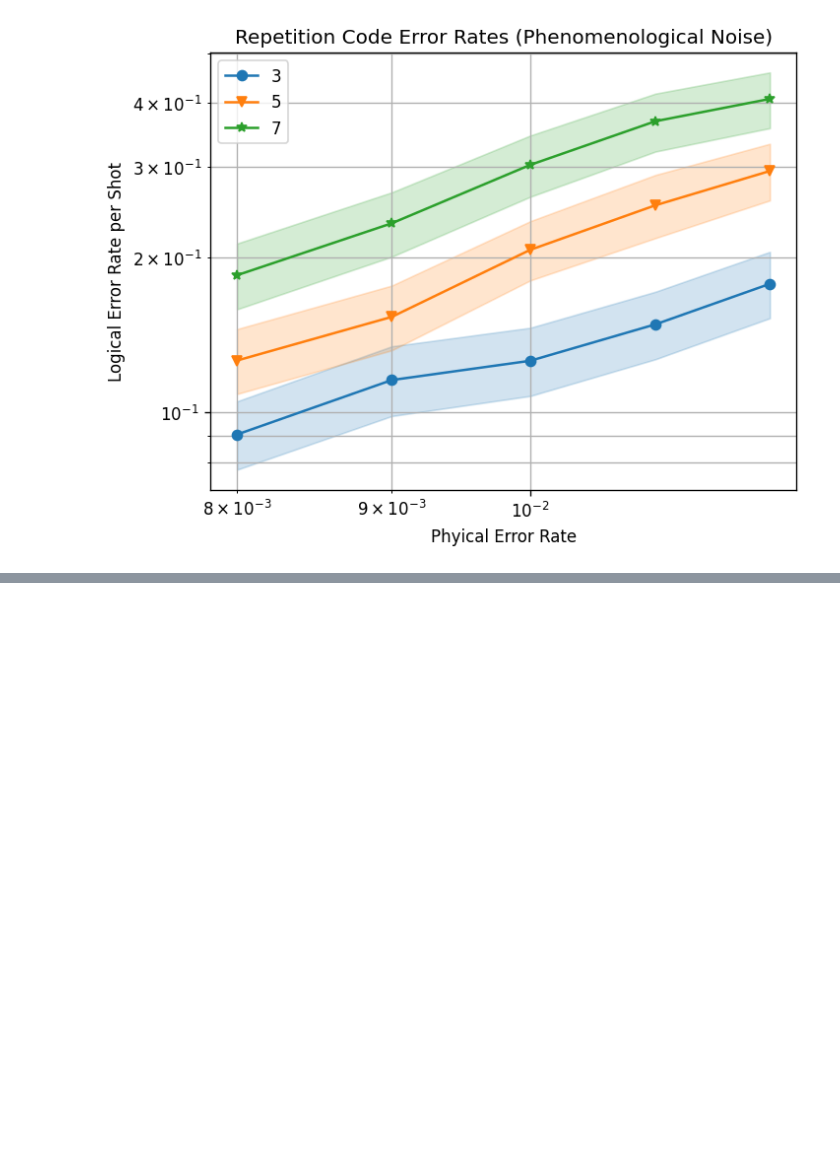
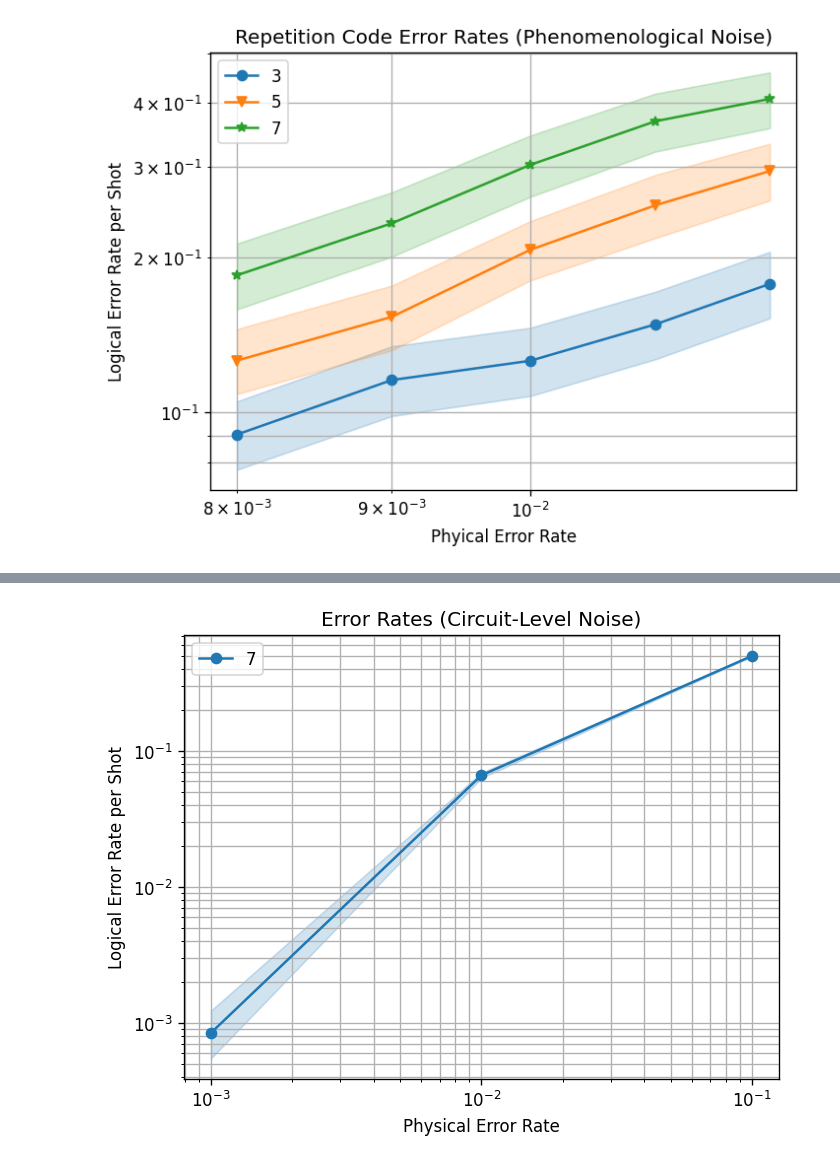
Before and after one commit to MarkAppprogrammer/Qiskit-CSS-T, a Jupyter notebook: decoder/HyperBlossom/circuit-level.ipynb, the cells around one changed output, grey strips where cells are left out. Drawn from its saved outputs; the diff is of its cells as text; code cells hidden in the pictures; blank space fills up the shorter version.

```diff
--- a/decoder/HyperBlossom/circuit-level.ipynb
+++ b/decoder/HyperBlossom/circuit-level.ipynb
@@ -150,0 +270,8 @@ fig.set_dpi(120)
+# %%
+def check_css_validity(Hx, Hz):
+    comm = (Hx @ Hz.T) % 2
+    if np.any(comm):
+        print("CRITICAL WARNING: Hx and Hz do NOT commute!")
+        print("This code is invalid for standard CSS circuit generation.")
+        print("Detectors will be non-deterministic.")
+        # Proceeding will likely crash Sinter/Stim
@@ -150,0 +616,15 @@ fig.set_dpi(120)
+# %%
+# --- Execution ---
+n = 7
+Hx, Hz = H(n)
+
+# Generate
+noisy_circuit = generate_experiment_with_noise(
+    Hx=Hx,
+    Hz=Hz,
+    rounds=10,
+    noise_model_name="si1000",
+    noise_params = {"p": 0.001}
+)
+
+print(f"Generated circuit with {len(noisy_circuit)} instructions.")
@@ -150,0 +690,22 @@ fig.set_dpi(120)
+# %%
+import matplotlib.pyplot as plt
+
+fig, ax = plt.subplots(1, 1)
+sinter.plot_error_rate(
+    ax=ax,
+    stats=collected_stats,
+    x_func=lambda stats: stats.json_metadata['p'],
+    group_func=lambda stats: stats.json_metadata['n'],
+)
+# ax.set_ylim(1e-4, 1e-0)
+# ax.set_xlim(5e-2, 5e-1)
+ax.loglog()
+ax.set_title("Error Rates (Circuit-Level Noise)")
+ax.set_xlabel("Physical Error Rate")
+ax.set_ylabel("Logical Error Rate per Shot")
+ax.grid(which='major')
+ax.grid(which='minor')
+ax.legend()
+fig.set_dpi(120)
+# %% [output]
+[figure, added]
```
Also changed, not shown: parts of 14 cells of this notebook.
